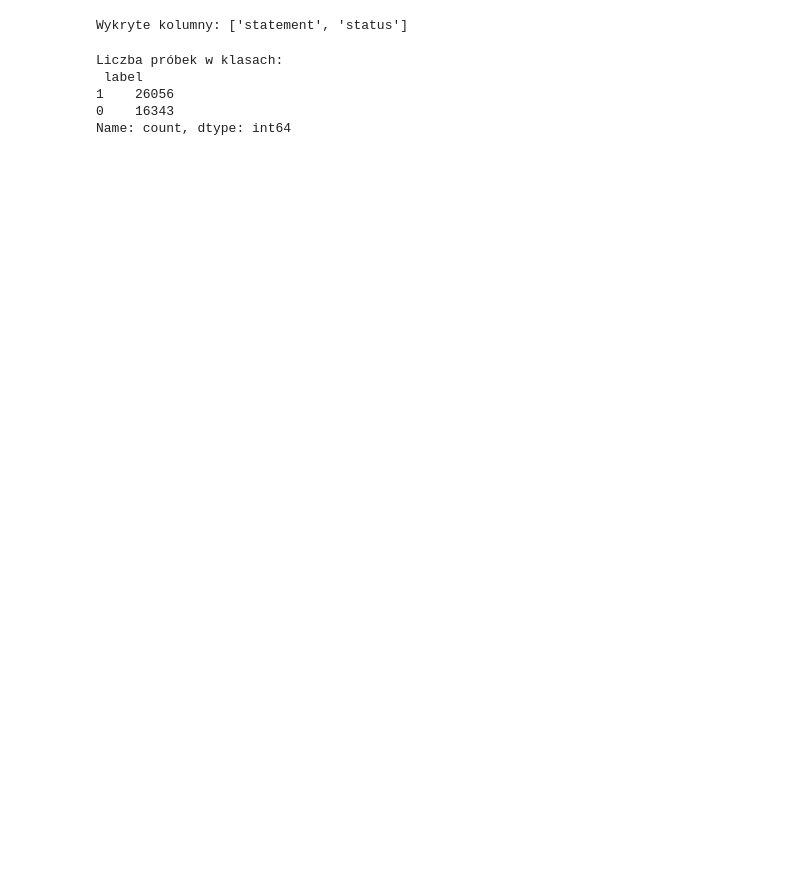
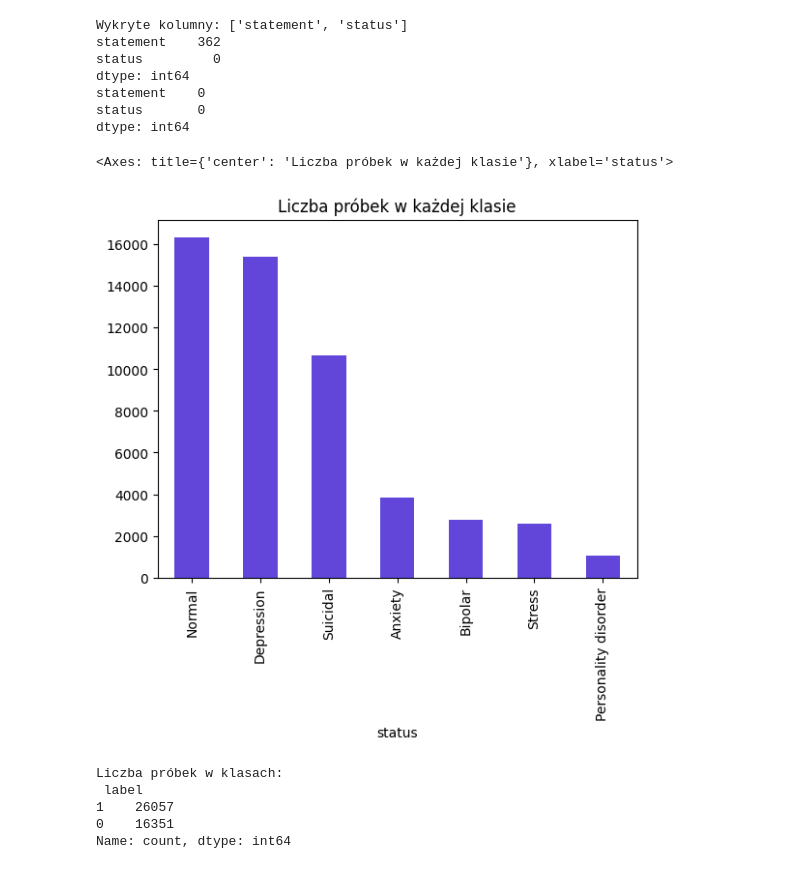
Before and after one commit to konszymanski/safespace-ai, a Jupyter notebook: data/data_preprocessing.ipynb, the cells around one changed output. Drawn from its saved outputs; the diff is of its cells as text; code cells hidden in the pictures; blank space fills up the shorter version.

```diff
--- a/data/data_preprocessing.ipynb
+++ b/data/data_preprocessing.ipynb
@@ -4,7 +4,20 @@ import re
 # %%
 df = pd.read_csv('kaggle_data.csv', index_col=0)
 print("Wykryte kolumny:", df.columns.tolist())
+print(df.isna().sum())
+df_filtered = df.dropna(subset=['statement'])
+print(df_filtered.isna().sum())
+counts = df_filtered['status'].value_counts()
+counts.plot(kind='bar', title='Liczba próbek w każdej klasie', color='#6146d9ff')
 # %% [output]
 Wykryte kolumny: ['statement', 'status']
+statement    362
+status         0
+dtype: int64
+statement    0
+status       0
+dtype: int64
+<Axes: title={'center': 'Liczba próbek w każdej klasie'}, xlabel='status'>
+[figure, added]
 # %%
 target_classes = ['Normal', 'Depression', 'Suicidal']
@@ -15,14 +28,13 @@ df_filtered['label'] = df_filtered['status'].map({
     'Suicidal': 1
 })
 # %%
-df_filtered = df_filtered.dropna(subset=['statement'])
 counts = df_filtered['label'].value_counts()
 print("Liczba próbek w klasach:\n", counts)
 # %% [output]
 Liczba próbek w klasach:
  label
-1    26056
-0    16343
+1    26057
+0    16351
 Name: count, dtype: int64
 # %%
 min_size = counts.min()
```
Also changed, not shown: parts of 3 cells of this notebook, 19 other files.
